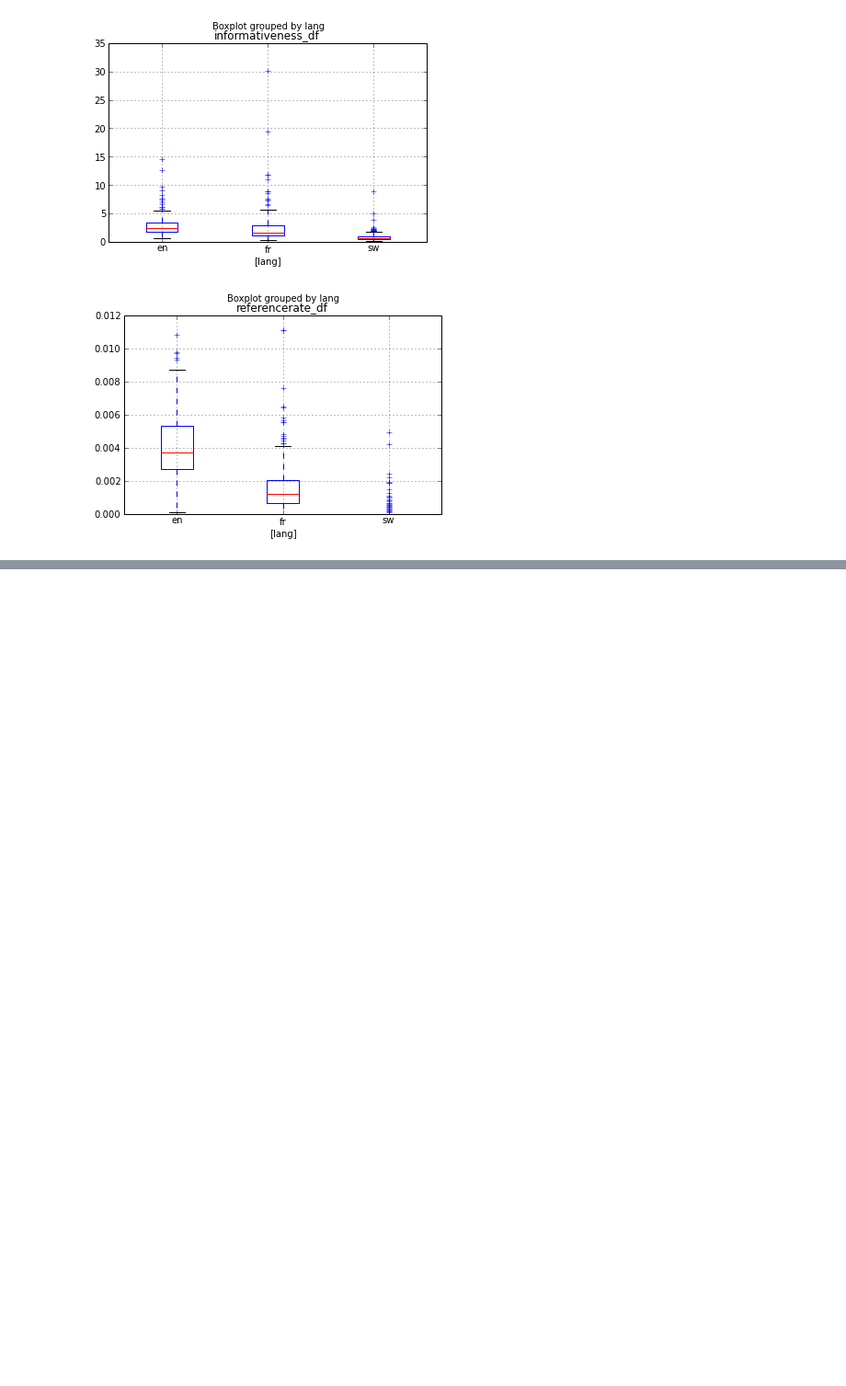
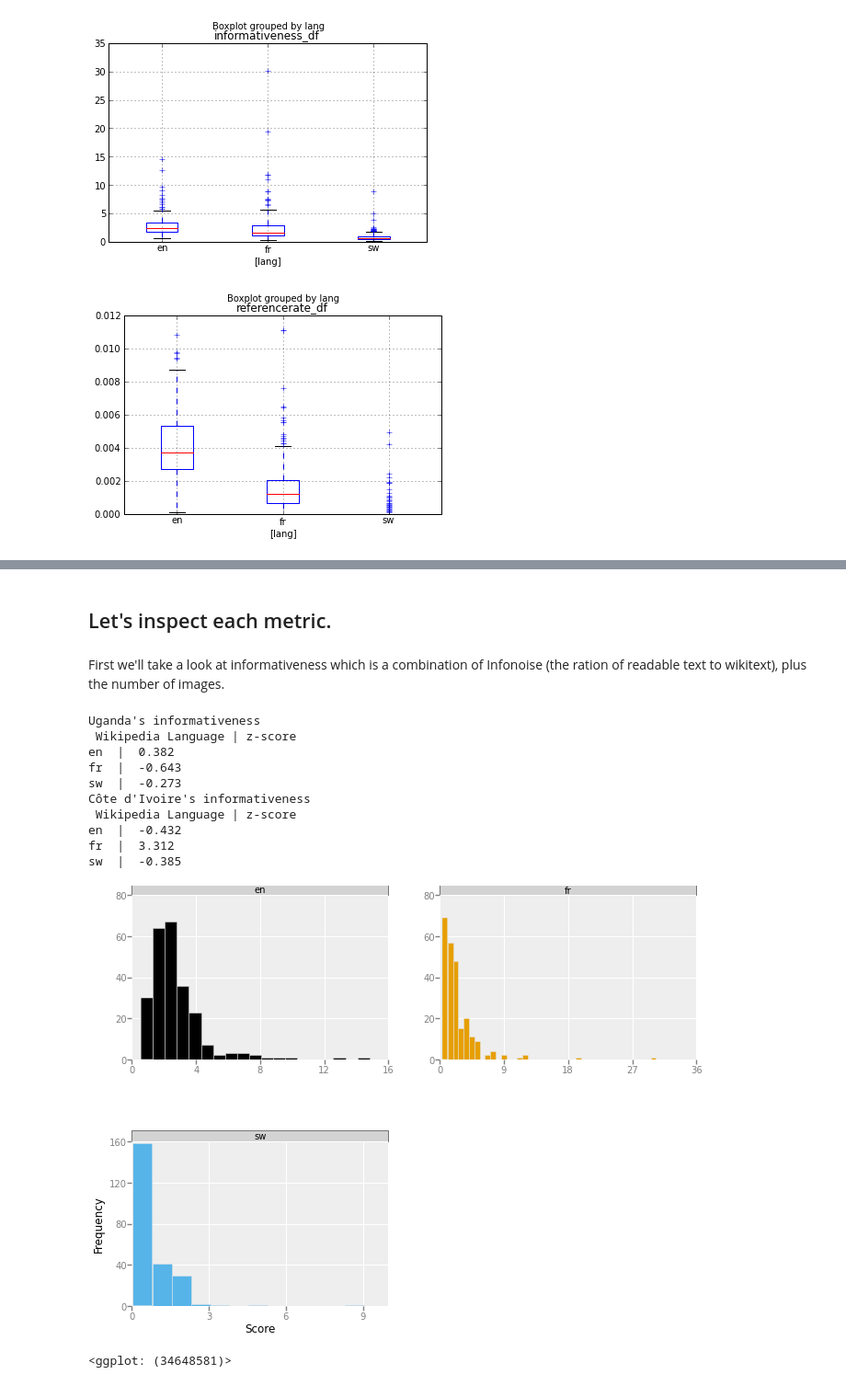
Before and after one commit to notconfusing/kumusha_takes_wiki, a Jupyter notebook: ActionableMetrics.ipynb, the cells around one changed output, grey strips where cells are left out. Shown at 92% size. Drawn from its saved outputs; the diff is of its cells as text; code cells hidden in the pictures; blank space fills up the shorter version.

Commit message:
'got to aggregate zscores'

```diff
--- a/ActionableMetrics.ipynb
+++ b/ActionableMetrics.ipynb
@@ -257,3 +310,52 @@ for inter_name, inter_df in inter_df_dict.iteritems():
 [figure]
 [figure]
 ... (3 outputs left out)
+# %%
+from ggplot import *
+#for later calculation
+uganda_zscores = defaultdict(list)
+cdi_zscores = defaultdict(list)
+# %% [markdown]
+## Let's inspect each metric.
+# %% [markdown]
+First we'll take a look at informativeness which is a combination of Infonoise (the ration of readable text to wikitext), plus the number of images.
+# %%
+def metric_analyse(ametric, binw):
+    inf_df = metric_df_dict[ametric]
+
+    zscore = lambda x: (x - x.mean()) / x.std()
+
+    inf_piv = informative_df.pivot(index='qid', columns='lang', values='val')
+
+    inf_piv_z = inf_piv.apply(zscore)
+
+    plotinfo = ggplot(aes(x='val', colour='lang'), data=inf_df)  + geom_histogram(binwidth=binw) + labs("Score", "Frequency") \
+    + facet_wrap('lang')
+
+    global uganda_zscores, cdi_zscores
+    print "Uganda's " + ametric+ "\n Wikipedia Language | z-score"
+    ug = inf_piv_z.loc[ugandaqid]
+    for k, v in ug.iteritems():
+        uganda_zscores[k].append(v)
+        print k, ' | ',"%.3f" % v
+    print "Côte d'Ivoire's " + ametric+ "\n Wikipedia Language | z-score"
+    cdi = inf_piv_z.loc[cdiqid]
+    for k, v in cdi.iteritems():
+        cdi_zscores[k].append(v)
+        print k, ' | ',"%.3f" % v
+    return plotinfo
+# %%
+metric_analyse('informativeness', .75)
+# %% [output]
+Uganda's informativeness
+ Wikipedia Language | z-score
+en  |  0.382
+fr  |  -0.643
+sw  |  -0.273
+Côte d'Ivoire's informativeness
+ Wikipedia Language | z-score
+en  |  -0.432
+fr  |  3.312
+sw  |  -0.385
+[figure, added]
+<ggplot: (34648581)>
```
Also changed, not shown: parts of 22 cells of this notebook.
